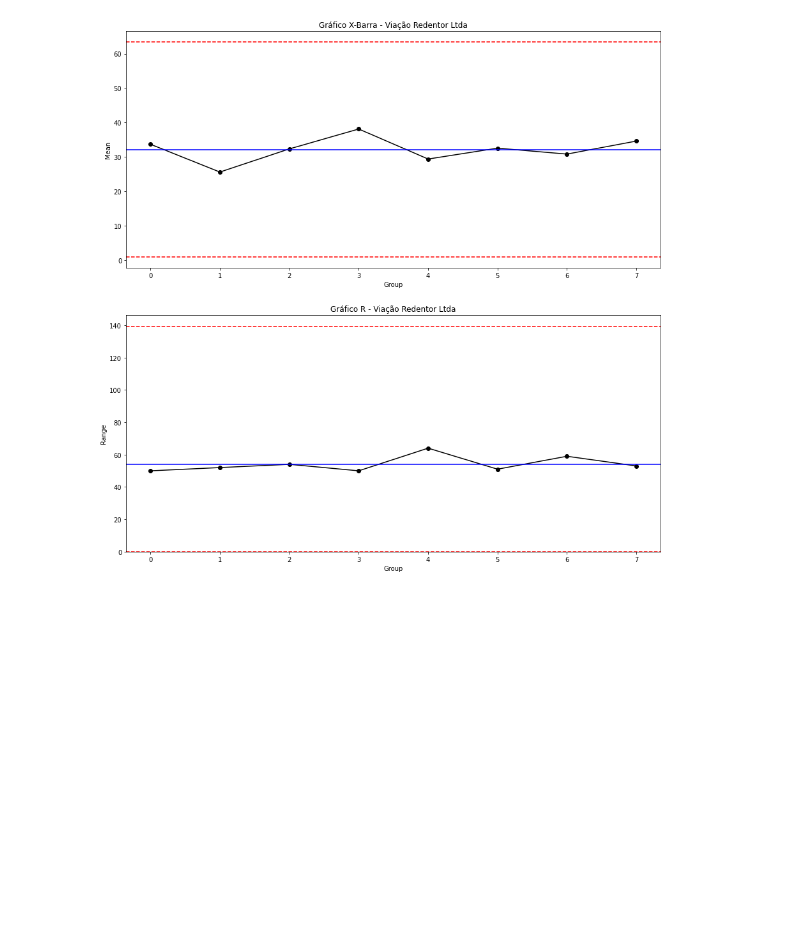
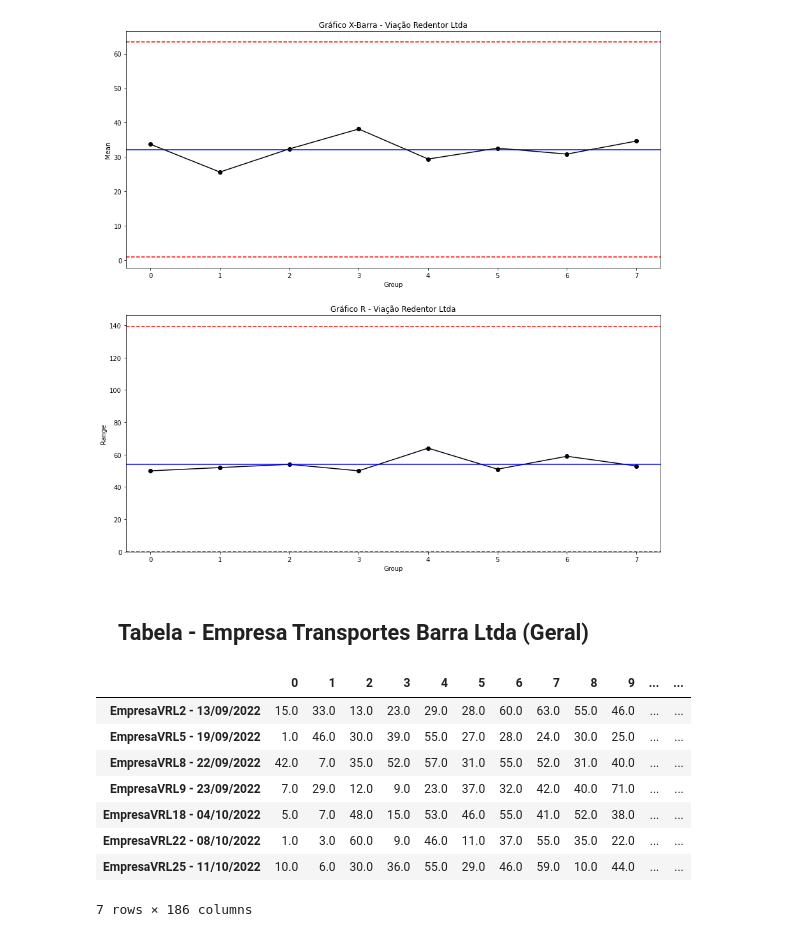
Before and after one commit to monteirovictor/dashboard_panel, a Jupyter notebook: Projeto.ipynb, the cells around one changed output. Drawn from its saved outputs; the diff is of its cells as text; code cells hidden in the pictures; blank space fills up the shorter version.

```diff
--- a/Projeto.ipynb
+++ b/Projeto.ipynb
@@ -474,3 +475,75 @@ if control == True:
 All points within control limits.
 All points within control limits.
 [figure]
+# %% [markdown]
+## &emsp;Tabela - Empresa Transportes Barra Ltda (Geral)
+# %%
+#Viação Redentor Ltda
+
+# MÊS 09
+
+
+empresavrl2=(dfpostgresql.loc[(dfpostgresql['empresa']=="Viação Redentor Ltda") & (dfpostgresql['velocidade']!=0) & (dfpostgresql['data']=="13/09/2022"),['velocidade']])
+Evrl2=empresavrl2.rename(columns={'velocidade':'Empresavrl2'})
+
+empresavrl5=(dfpostgresql.loc[(dfpostgresql['empresa']=="Viação Redentor Ltda") & (dfpostgresql['velocidade']!=0) & (dfpostgresql['data']=="19/09/2022"),['velocidade']])
+Evrl5=empresavrl5.rename(columns={'velocidade':'Empresavrl5'})
+
+empresavrl8=(dfpostgresql.loc[(dfpostgresql['empresa']=="Viação Redentor Ltda") & (dfpostgresql['velocidade']!=0) & (dfpostgresql['data']=="22/09/2022"),['velocidade']])
+Evrl8=empresavrl8.rename(columns={'velocidade':'Empresavrl8'})
+
+empresavrl9=(dfpostgresql.loc[(dfpostgresql['empresa']=="Viação Redentor Ltda") & (dfpostgresql['velocidade']!=0) & (dfpostgresql['data']=="23/09/2022"),['velocidade']])
+Evrl9=empresavrl9.rename(columns={'velocidade':'Empresavrl9'})
+
+#MÊS 10
+
+empresavrl18=(dfpostgresql.loc[(dfpostgresql['empresa']=="Viação Redentor Ltda") & (dfpostgresql['velocidade']!=0) & (dfpostgresql['data']=="04/10/2022"),['velocidade']])
+Evrl18=empresavrl18.rename(columns={'velocidade':'Empresavrl18'})
+
+empresavrl22=(dfpostgresql.loc[(dfpostgresql['empresa']=="Viação Redentor Ltda") & (dfpostgresql['velocidade']!=0) & (dfpostgresql['data']=="08/10/2022"),['velocidade']])
+Evrl22=empresavrl22.rename(columns={'velocidade':'Empresavrl22'})
+
+empresavrl25=(dfpostgresql.loc[(dfpostgresql['empresa']=="Viação Redentor Ltda") & (dfpostgresql['velocidade']!=0) & (dfpostgresql['data']=="11/10/2022"),['velocidade']])
+Evrl25=empresavrl25.rename(columns={'velocidade':'Empresavrl25'})
+
+
+
+
+X2=Evrl2['Empresavrl2'].tolist()
+X5=Evrl5['Empresavrl5'].tolist()
+X8=Evrl8['Empresavrl8'].tolist()
+X9=Evrl9['Empresavrl9'].tolist()
+X18=Evrl18['Empresavrl18'].tolist()
+X22=Evrl22['Empresavrl22'].tolist()
+X25=Evrl25['Empresavrl25'].tolist()
+
+
+#Dataframe Velocidade
+dfvrl = pd.DataFrame({
+
+
+    'EmpresaVRL2 - 13/09/2022 ': pd.Series(X2,dtype='float64'),
+    'EmpresaVRL5 - 19/09/2022 ': pd.Series(X5,dtype='float64'),
+    'EmpresaVRL8 - 22/09/2022 ': pd.Series(X8,dtype='float64'),
+    'EmpresaVRL9 - 23/09/2022 ': pd.Series(X9,dtype='float64'),
+    'EmpresaVRL18 - 04/10/2022 ': pd.Series(X18,dtype='float64'),
+    'EmpresaVRL22 - 08/10/2022 ': pd.Series(X22,dtype='float64'),
+    'EmpresaVRL25 - 11/10/2022 ': pd.Series(X25,dtype='float64'),
+
+})
+
+
+
+df_velocidade_empresas=dfvrl.replace(np.nan,0)
+df_ajustadovrl=df_velocidade_empresas.T
+df_ajustadovrl
+# %% [output]
+|  | 0 | 1 | 2 | 3 | 4 | 5 | 6 | 7 | 8 | 9 | ... | ... |
+| EmpresaVRL2 - 13/09/2022 | 15.0 | 33.0 | 13.0 | 23.0 | 29.0 | 28.0 | 60.0 | 63.0 | 55.0 | 46.0 | ... | ... |
+| EmpresaVRL5 - 19/09/2022 | 1.0 | 46.0 | 30.0 | 39.0 | 55.0 | 27.0 | 28.0 | 24.0 | 30.0 | 25.0 | ... | ... |
+| EmpresaVRL8 - 22/09/2022 | 42.0 | 7.0 | 35.0 | 52.0 | 57.0 | 31.0 | 55.0 | 52.0 | 31.0 | 40.0 | ... | ... |
+| EmpresaVRL9 - 23/09/2022 | 7.0 | 29.0 | 12.0 | 9.0 | 23.0 | 37.0 | 32.0 | 42.0 | 40.0 | 71.0 | ... | ... |
+| EmpresaVRL18 - 04/10/2022 | 5.0 | 7.0 | 48.0 | 15.0 | 53.0 | 46.0 | 55.0 | 41.0 | 52.0 | 38.0 | ... | ... |
+| EmpresaVRL22 - 08/10/2022 | 1.0 | 3.0 | 60.0 | 9.0 | 46.0 | 11.0 | 37.0 | 55.0 | 35.0 | 22.0 | ... | ... |
+| EmpresaVRL25 - 11/10/2022 | 10.0 | 6.0 | 30.0 | 36.0 | 55.0 | 29.0 | 46.0 | 59.0 | 10.0 | 44.0 | ... | ... |
+7 rows × 186 columns
```
Also changed, not shown: parts of 5 cells of this notebook, 1 other file.
